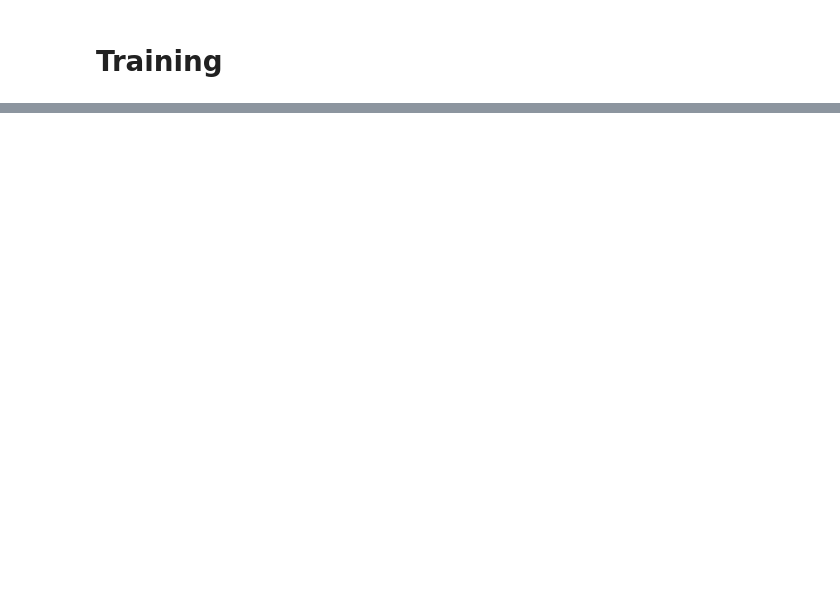
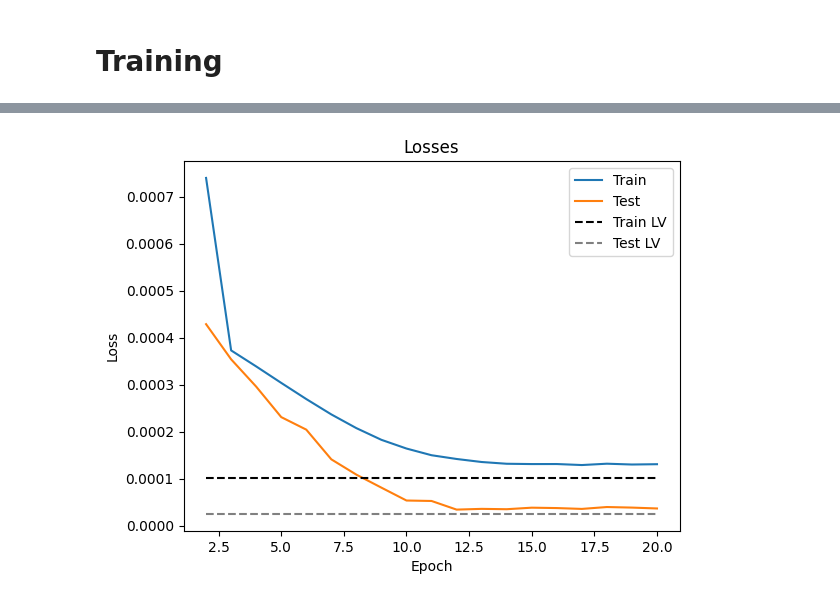
Before and after one commit to PierreJ45/QuantumEmbedding, a Jupyter notebook: lstm.ipynb, the cells around one changed output, grey strips where cells are left out. Saved outputs shown, nothing was run; the diff lists cells and outputs as text; code cells hidden in the pictures; blank space fills up the shorter version.

```diff
--- a/lstm.ipynb
+++ b/lstm.ipynb
@@ -199,11 +271,11 @@ def computeMSE(pred, true):
 # %% [markdown]
 # Training function
 # %%
-def train(model, train_loader, test_loader, optimizer, loss_func, EPOCHS):
+def train(model, train_loader, test_loader, optimizer, loss_func, EPOCHS, scheduler=None):
     train_losses = []
     test_losses = []
 
-    for epoch in range(EPOCHS):
+    for epoch in tqdm(range(EPOCHS)):
 
         model.train()
         epoch_train_loss = 0
@@ -217,6 +289,8 @@ def train(model, train_loader, test_loader, optimizer, loss_func, EPOCHS):
             epoch_train_loss += loss.item()
         train_losses.append(epoch_train_loss / len(train_loader)) # len(train_loader) is the number of batches
 
+        if scheduler is not None:
+            scheduler.step()
         model.eval()
         with torch.no_grad():
 
@@ -228,6 +302,10 @@ def train(model, train_loader, test_loader, optimizer, loss_func, EPOCHS):
                 epoch_test_loss += loss.item()
         test_losses.append(epoch_test_loss / len(test_loader))
 
+        if epoch > 0 :
+            mlflow.log_metric("train_loss", train_losses[-1], step=epoch)
+            mlflow.log_metric("test_loss", test_losses[-1], step=epoch)
+
     return train_losses, test_losses
 # %% [markdown]
 # Models definition
@@ -341,3 +422,3 @@ Test MSE before training: 0.6883025765419006
 # %%
-train_losses, test_losses = train(lstm, train_loader, test_loader, optimizer, loss_func, EPOCHS)
+train_losses, test_losses = train(lstm, train_loader, test_loader, optimizer, loss_func, EPOCHS, scheduler=None)
 # %%
@@ -359,0 +446,4 @@ plot_loss(train_losses, "train loss", remove_first=True)
+# %%
+plot_losses(train_losses, test_losses, "Losses", remove_first=True, train_lv_mse=train_lv_mse, test_lv_mse=test_lv_mse)
+# %% [output]
+[figure, added]
```
Also changed, not shown: parts of 23 cells of this notebook, 1 other file.
